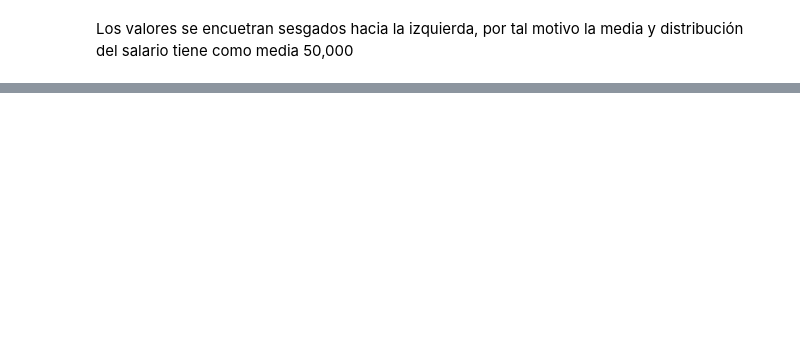
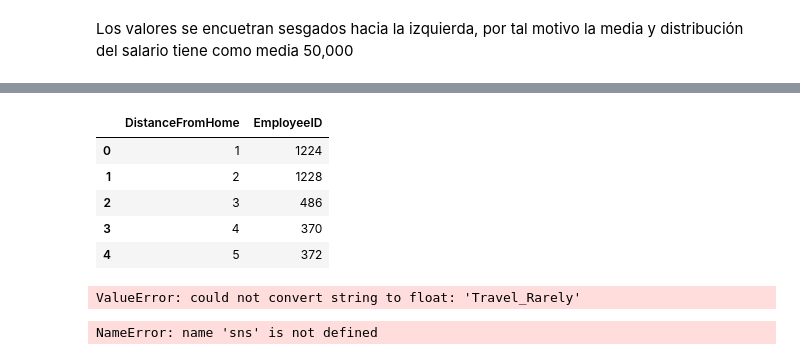
Before and after one commit to veronica1908/RH_Entrega1, a Jupyter notebook: 2_carga_lib_paq_limpieza_a_exploratorio.ipynb, the cells around one changed output, grey strips where cells are left out. Drawn from its saved outputs; the diff is of its cells as text; code cells hidden in the pictures; blank space fills up the shorter version.

```diff
--- a/2_carga_lib_paq_limpieza_a_exploratorio.ipynb
+++ b/2_carga_lib_paq_limpieza_a_exploratorio.ipynb
@@ -271,0 +299,11 @@ Los valores se encuetran sesgados hacia la izquierda, por tal motivo la media y
+# %%
+#Relacion de distancia caasa/trabajo por el numero de numero de empleados
+datos7=dfdata.groupby(['DistanceFromHome'])[['EmployeeID']].count().reset_index()
+datos7.head()
+# %% [output]
+|  | DistanceFromHome | EmployeeID |
+| 0 | 1 | 1224 |
+| 1 | 2 | 1228 |
+| 2 | 3 | 486 |
+| 3 | 4 | 370 |
+| 4 | 5 | 372 |
@@ -271,0 +325,11 @@ Los valores se encuetran sesgados hacia la izquierda, por tal motivo la media y
+# %%
+#Aca podemos observar la correlacion de las variables,como podemos observar las variables no se encunetran muy correlacionadas entre ellas  lo que es algo bueno para posteriormente realizar el modelo
+
+df_datafinal.corr()
+# %% [output]
+ValueError: could not convert string to float: 'Travel_Rarely'
+# %%
+# ahora generamos el mapa de calor para analizar si hay una correlación con las variables
+sns.heatmap(df_datafinal.corr())
+# %% [output]
+NameError: name 'sns' is not defined
```
Also changed, not shown: parts of 9 cells of this notebook.
